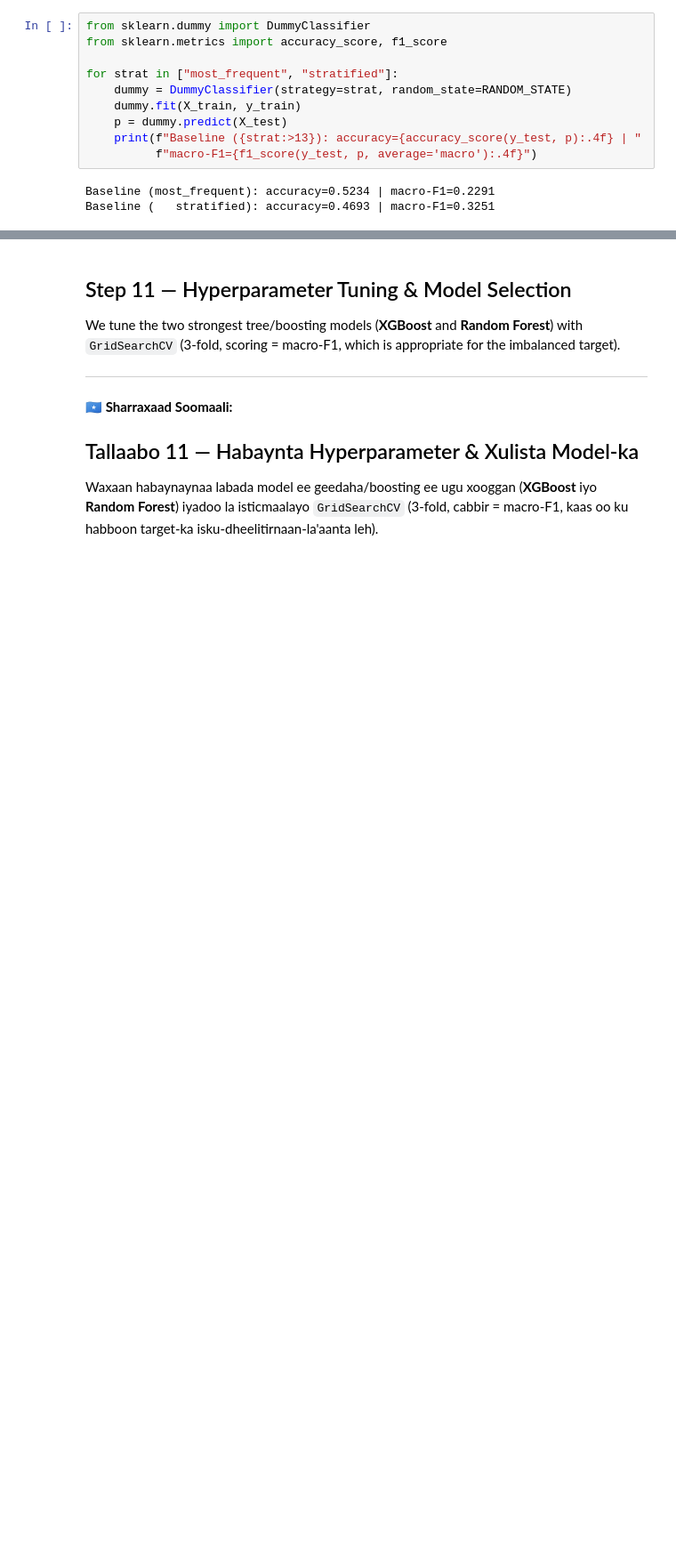
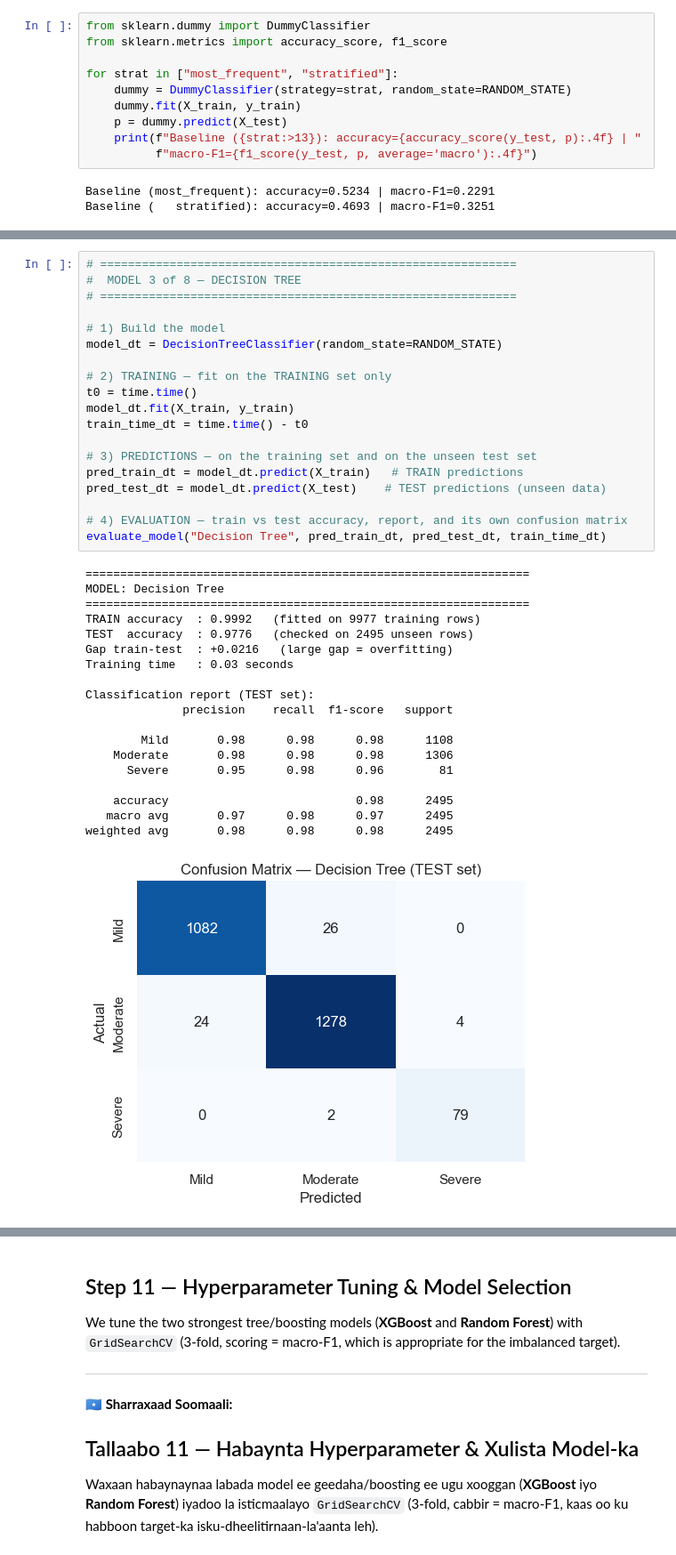
Before and after one commit to Ahmett655/Thesis_Project_Anemia, a Jupyter notebook: flask_api/Anemia_ML_Pipeline_13Steps.ipynb, the cells around one changed output, grey strips where cells are left out. Shown at 89% size. Drawn from its saved outputs; the diff is of its cells as text; blank space fills up the shorter version.

```diff
--- a/flask_api/Anemia_ML_Pipeline_13Steps.ipynb
+++ b/flask_api/Anemia_ML_Pipeline_13Steps.ipynb
@@ -889,0 +1026,39 @@ plt.tight_layout(); plt.show()
+# %%
+# ============================================================
+#  MODEL 3 of 8 — DECISION TREE
+# ============================================================
+
+# 1) Build the model
+model_dt = DecisionTreeClassifier(random_state=RANDOM_STATE)
+
+# 2) TRAINING — fit on the TRAINING set only
+t0 = time.time()
+model_dt.fit(X_train, y_train)
+train_time_dt = time.time() - t0
+
+# 3) PREDICTIONS — on the training set and on the unseen test set
+pred_train_dt = model_dt.predict(X_train)   # TRAIN predictions
+pred_test_dt = model_dt.predict(X_test)    # TEST predictions (unseen data)
+
+# 4) EVALUATION — train vs test accuracy, report, and its own confusion matrix
+evaluate_model("Decision Tree", pred_train_dt, pred_test_dt, train_time_dt)
+# %% [output]
+================================================================
+MODEL: Decision Tree
+================================================================
+TRAIN accuracy  : 0.9992   (fitted on 9977 training rows)
+TEST  accuracy  : 0.9776   (checked on 2495 unseen rows)
+Gap train-test  : +0.0216   (large gap = overfitting)
+Training time   : 0.03 seconds
+
+Classification report (TEST set):
+              precision    recall  f1-score   support
+
+        Mild       0.98      0.98      0.98      1108
+    Moderate       0.98      0.98      0.98      1306
+      Severe       0.95      0.98      0.96        81
+
+    accuracy                           0.98      2495
+   macro avg       0.97      0.98      0.97      2495
+weighted avg       0.98      0.98      0.98      2495
+[figure, added]
```
Also changed, not shown: parts of 26 cells of this notebook.
